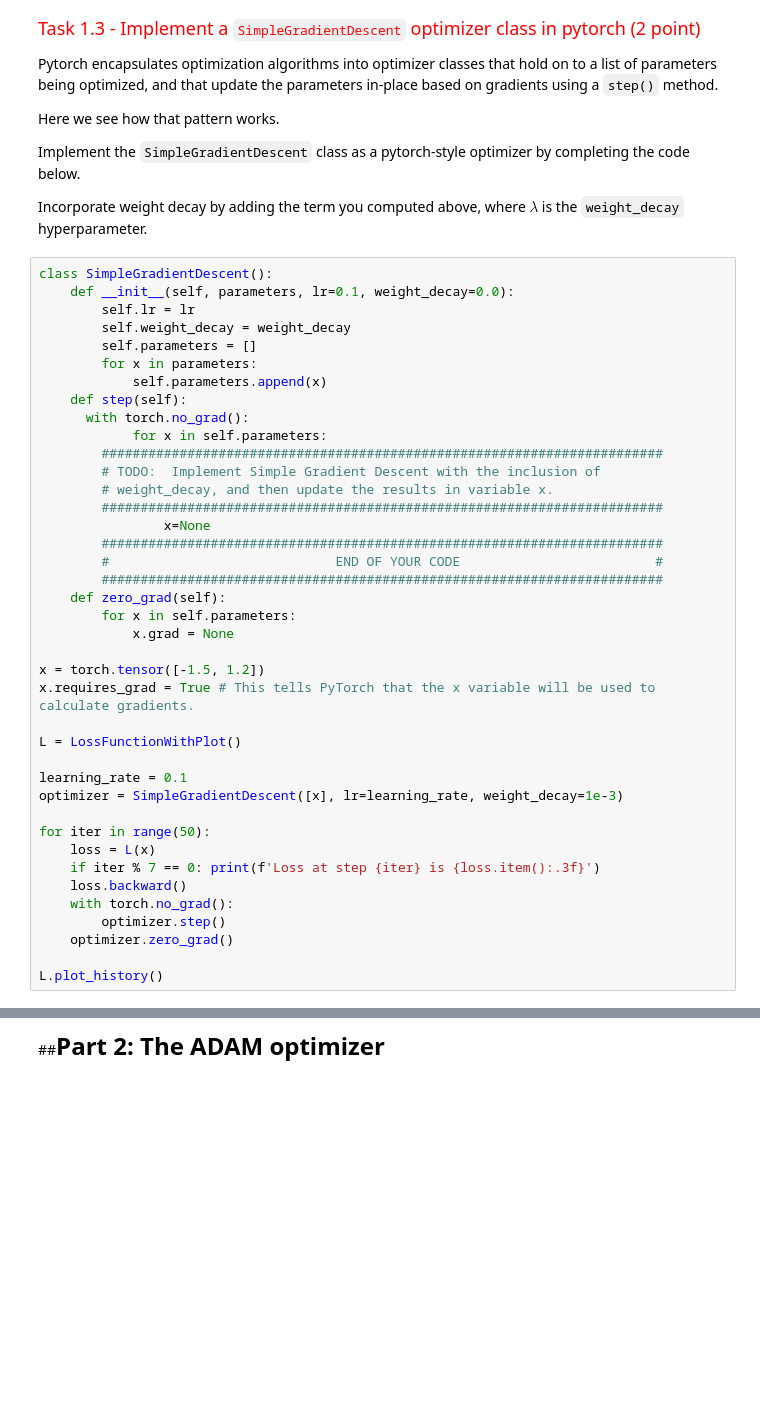
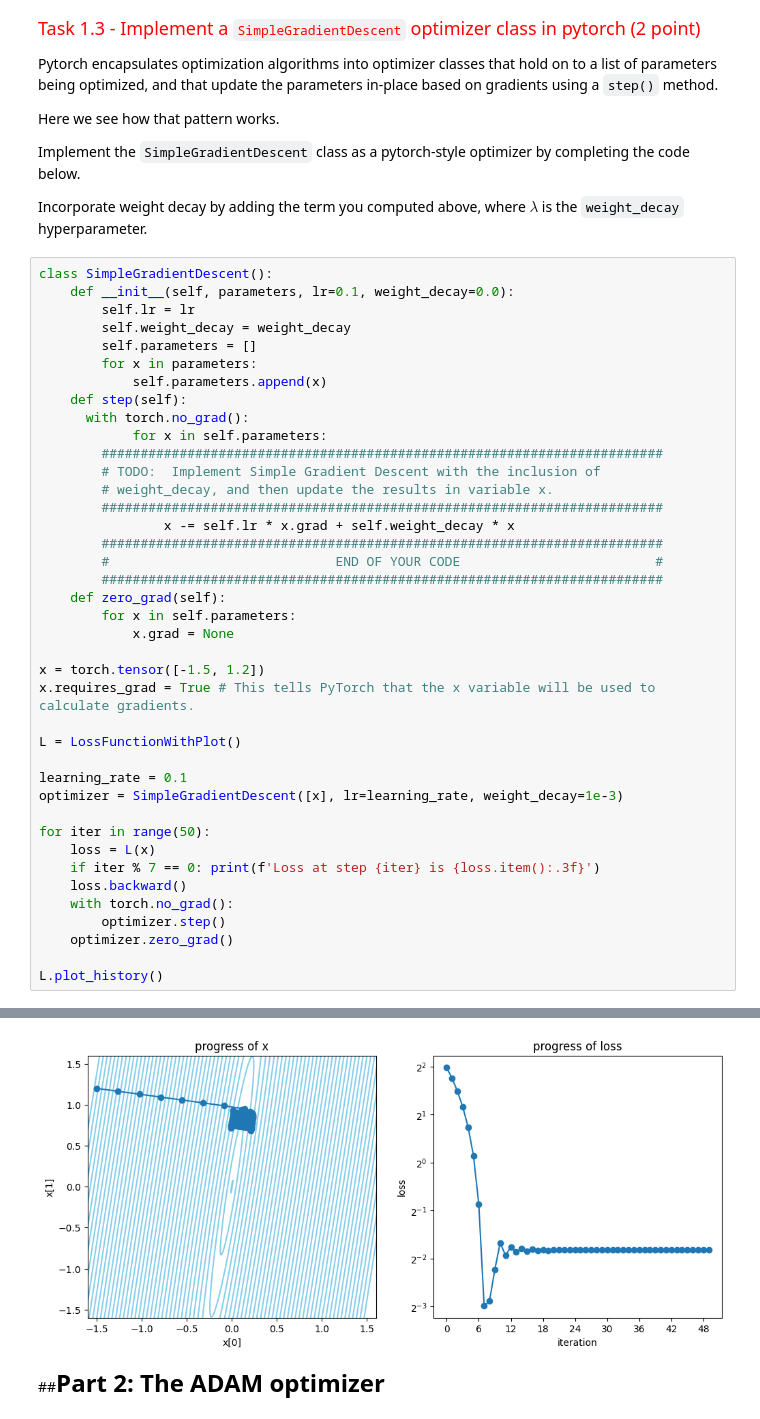
Before and after one commit to karan-mudaliar/Deep-Learning, a Jupyter notebook: HW2_1_OptimizationAndNetworkArchitecture.ipynb, the cells around one changed output, grey strips where cells are left out. Cells and saved outputs as stored; diff of their text form; blank space fills up the shorter version.

```diff
--- a/HW2_1_OptimizationAndNetworkArchitecture.ipynb
+++ b/HW2_1_OptimizationAndNetworkArchitecture.ipynb
@@ -252,7 +252,7 @@ class SimpleGradientDescent():
         # TODO:  Implement Simple Gradient Descent with the inclusion of
         # weight_decay, and then update the results in variable x.
         ########################################################################
-                x=None
+                x -= self.lr * x.grad + self.weight_decay * x
         ########################################################################
         #                             END OF YOUR CODE                         #
         ########################################################################
@@ -277,3 +277,4 @@ for iter in range(50):
     optimizer.zero_grad()
 
 L.plot_history()
+# %% [output]
@@ -280,3 +289,4 @@ L.plot_history()
+[figure, added]
 # %% [markdown]
 ##<font size='5'>**Part 2: The ADAM optimizer**</font>
 # %% [markdown]
```
Also changed, not shown: parts of 18 cells of this notebook.
